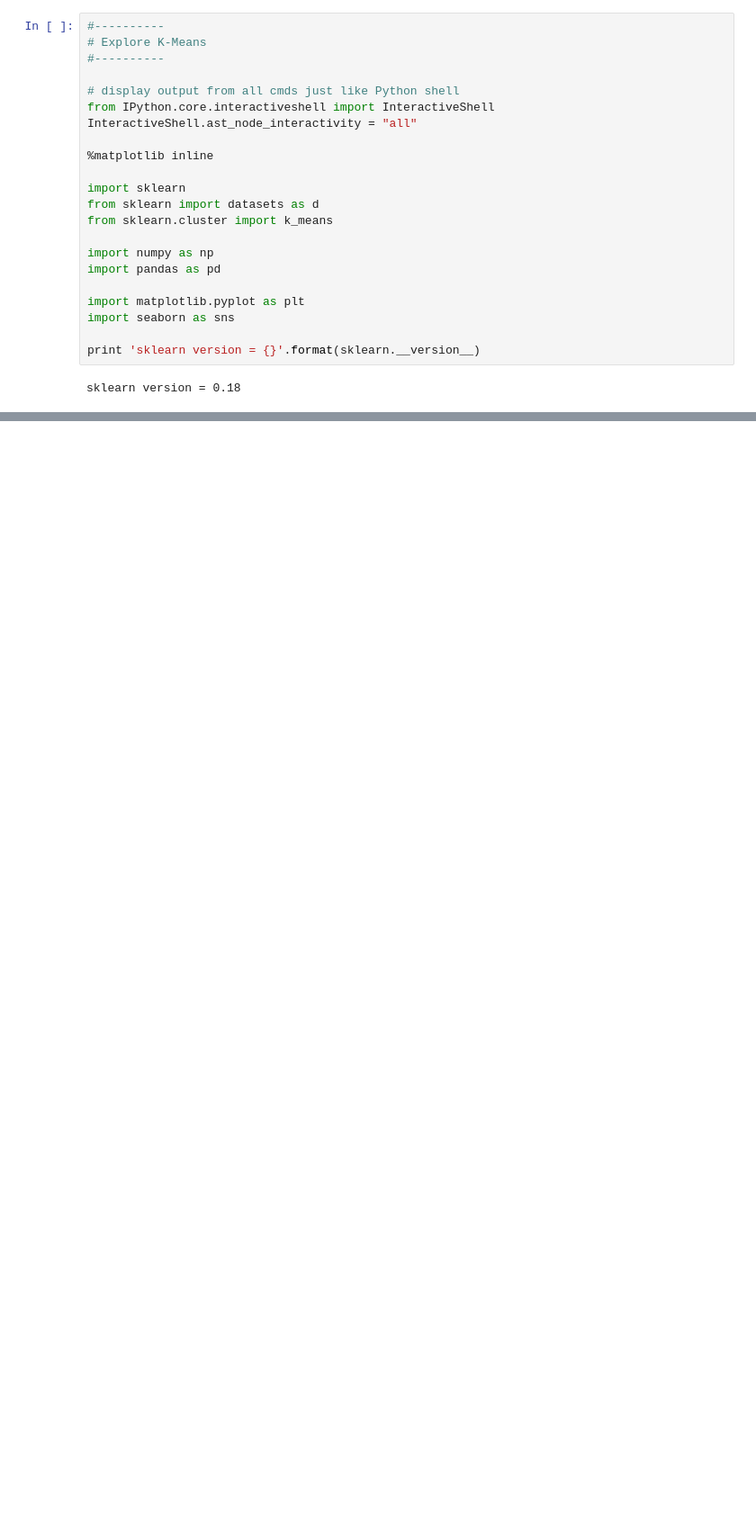
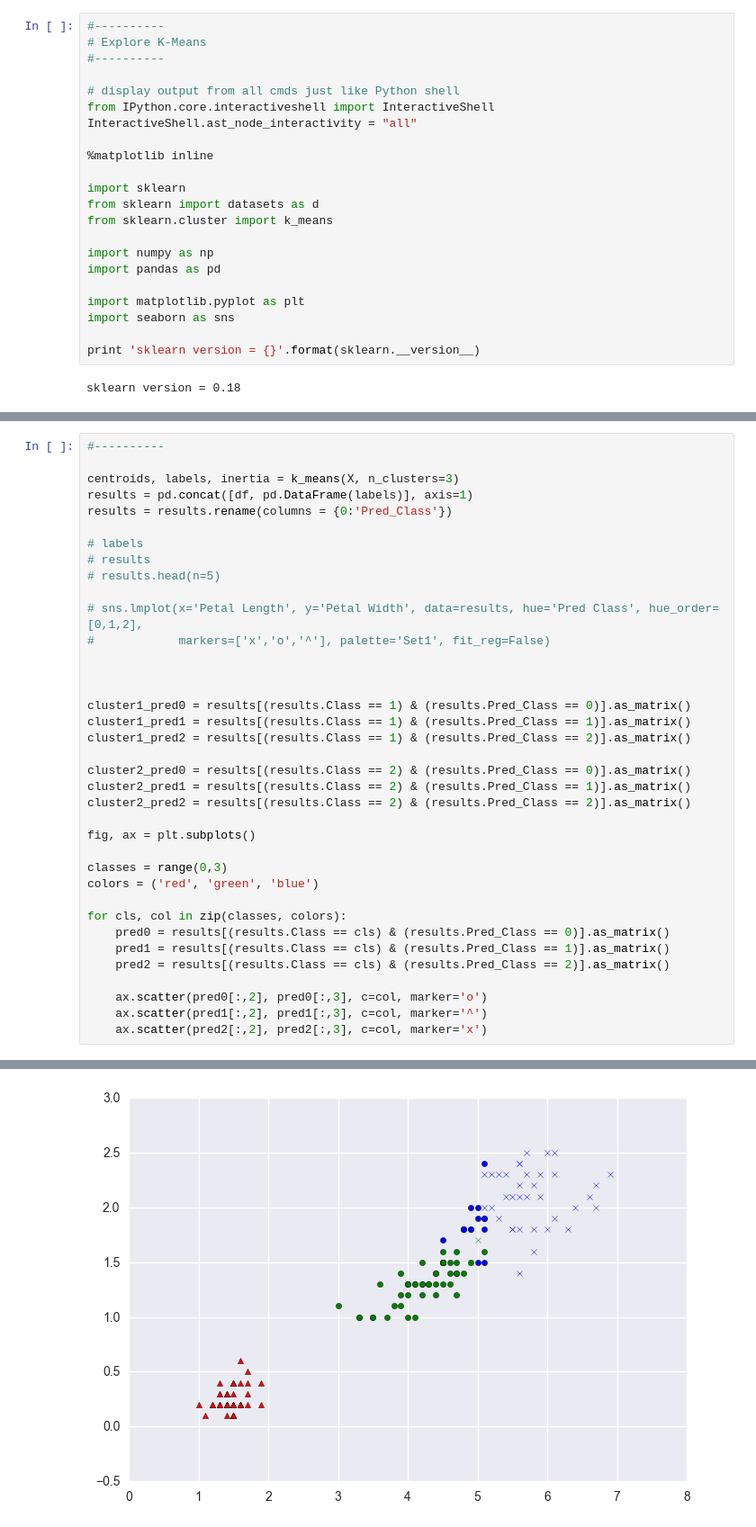
Before and after one commit to niranjv/ml-notes, a Jupyter notebook: KMeans.ipynb, the cells around one changed output, grey strips where cells are left out. Shown: that part at 90% size. Saved outputs shown, nothing was run; the diff lists cells and outputs as text; blank space fills up the shorter version.

Commit message:
Plot mis-clustering in Iris

```diff
--- a/KMeans.ipynb
+++ b/KMeans.ipynb
@@ -79,0 +50,38 @@ sns.lmplot(x='Petal Length', y='Petal Width', data=results, hue='Pred Class', hu
+# %%
+#----------
+
+centroids, labels, inertia = k_means(X, n_clusters=3)
+results = pd.concat([df, pd.DataFrame(labels)], axis=1)
+results = results.rename(columns = {0:'Pred_Class'})
+
+# labels
+# results
+# results.head(n=5)
+
+# sns.lmplot(x='Petal Length', y='Petal Width', data=results, hue='Pred Class', hue_order=[0,1,2],
+#            markers=['x','o','^'], palette='Set1', fit_reg=False)
+
+
+
+cluster1_pred0 = results[(results.Class == 1) & (results.Pred_Class == 0)].as_matrix()
+cluster1_pred1 = results[(results.Class == 1) & (results.Pred_Class == 1)].as_matrix()
+cluster1_pred2 = results[(results.Class == 1) & (results.Pred_Class == 2)].as_matrix()
+
+cluster2_pred0 = results[(results.Class == 2) & (results.Pred_Class == 0)].as_matrix()
+cluster2_pred1 = results[(results.Class == 2) & (results.Pred_Class == 1)].as_matrix()
+cluster2_pred2 = results[(results.Class == 2) & (results.Pred_Class == 2)].as_matrix()
+
+fig, ax = plt.subplots()
+
+classes = range(0,3)
+colors = ('red', 'green', 'blue')
+
+for cls, col in zip(classes, colors):
+    pred0 = results[(results.Class == cls) & (results.Pred_Class == 0)].as_matrix()
+    pred1 = results[(results.Class == cls) & (results.Pred_Class == 1)].as_matrix()
+    pred2 = results[(results.Class == cls) & (results.Pred_Class == 2)].as_matrix()
+
+    ax.scatter(pred0[:,2], pred0[:,3], c=col, marker='o')
+    ax.scatter(pred1[:,2], pred1[:,3], c=col, marker='^')
+    ax.scatter(pred2[:,2], pred2[:,3], c=col, marker='x')
+# %% [output]
@@ -79,0 +97 @@ sns.lmplot(x='Petal Length', y='Petal Width', data=results, hue='Pred Class', hu
+[figure, added]
```
Also changed, not shown: parts of 4 cells of this notebook.
